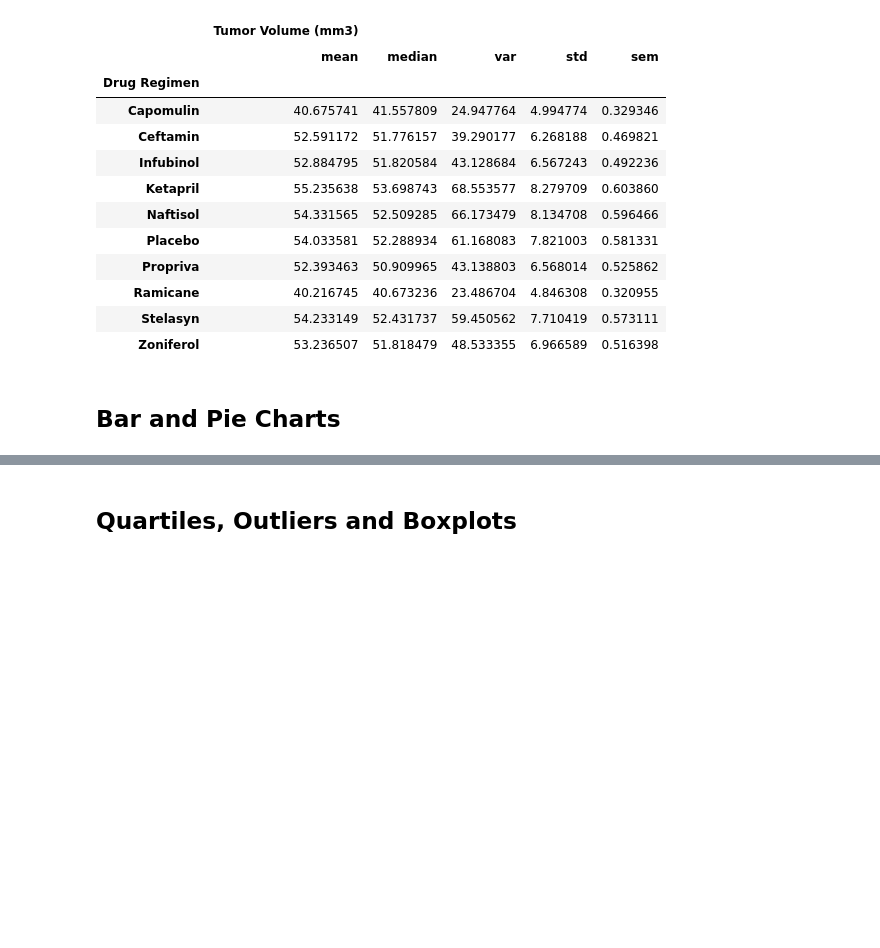
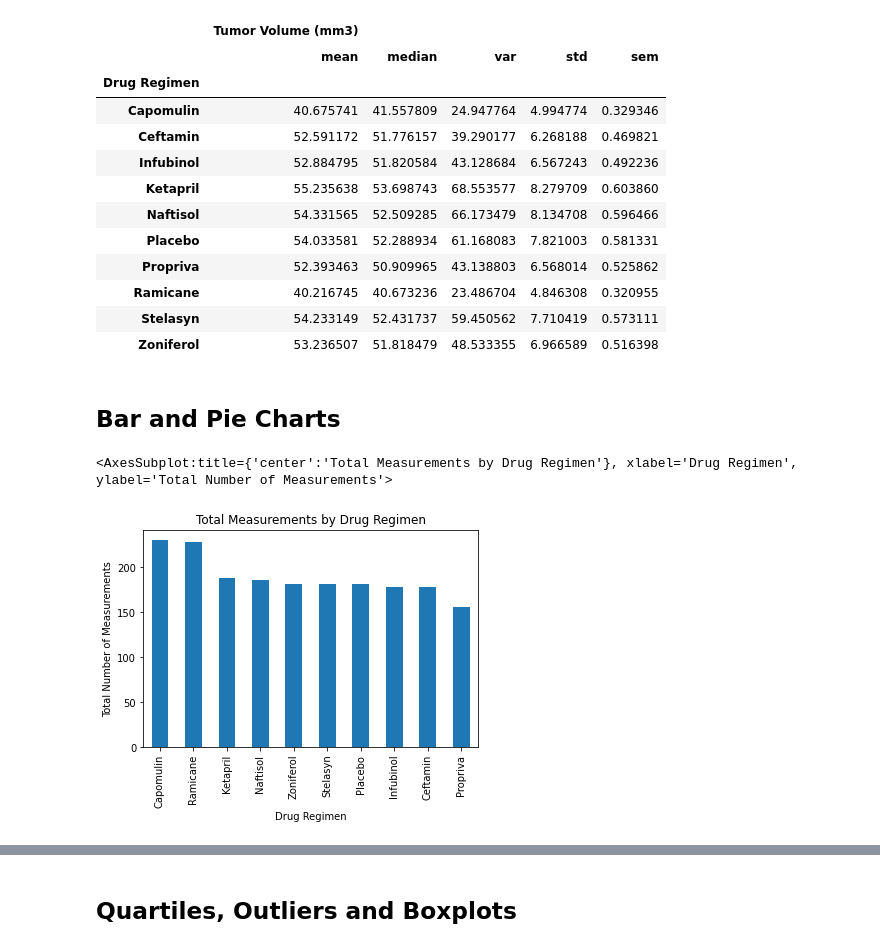
Before and after one commit to mspriest/matplotlib-challenge, a Jupyter notebook: pymaceuticals_starter.ipynb, the cells around one changed output, grey strips where cells are left out. Cells and saved outputs as stored; diff of their text form; code cells hidden in the pictures; blank space fills up the shorter version.

```diff
--- a/pymaceuticals_starter.ipynb
+++ b/pymaceuticals_starter.ipynb
@@ -147,3 +148,13 @@ aggregate_df
 ## Bar and Pie Charts
 # %%
 # Generate a bar plot showing the total number of measurements taken on each drug regimen using pandas.
+bar_plot = clean_df["Drug Regimen"].value_counts()
+#print(bar_plot)
+
+bar_plot.plot.bar(
+    xlabel = "Drug Regimen",
+    ylabel = "Total Number of Measurements",
+    title = "Total Measurements by Drug Regimen")
+# %% [output]
+<AxesSubplot:title={'center':'Total Measurements by Drug Regimen'}, xlabel='Drug Regimen', ylabel='Total Number of Measurements'>
+[figure, added]
```
Also changed, not shown: parts of 10 cells of this notebook.
